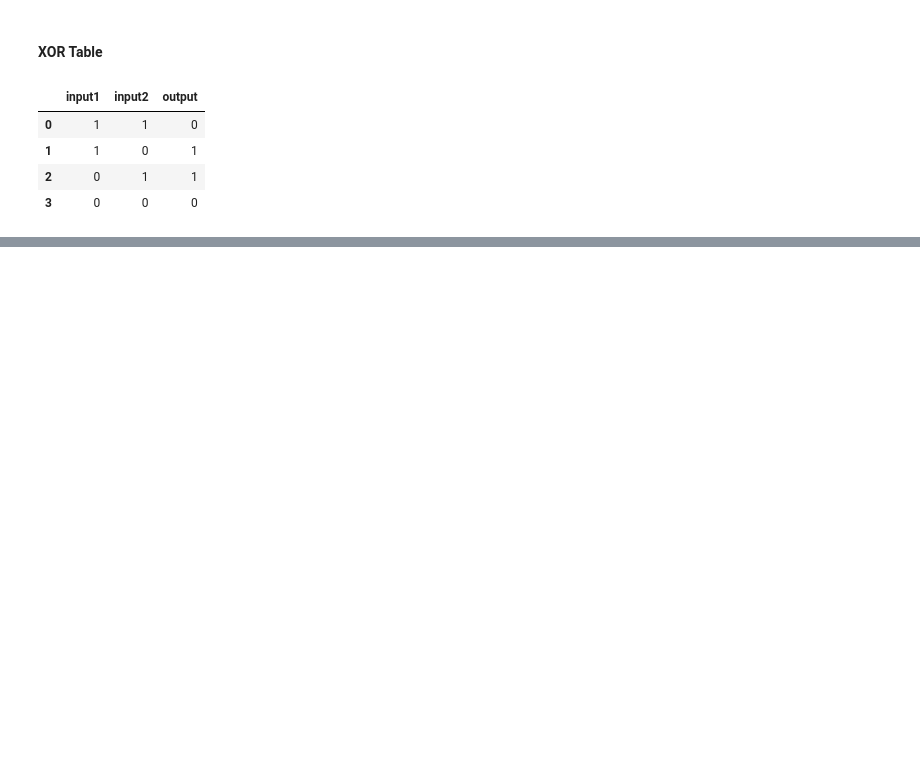
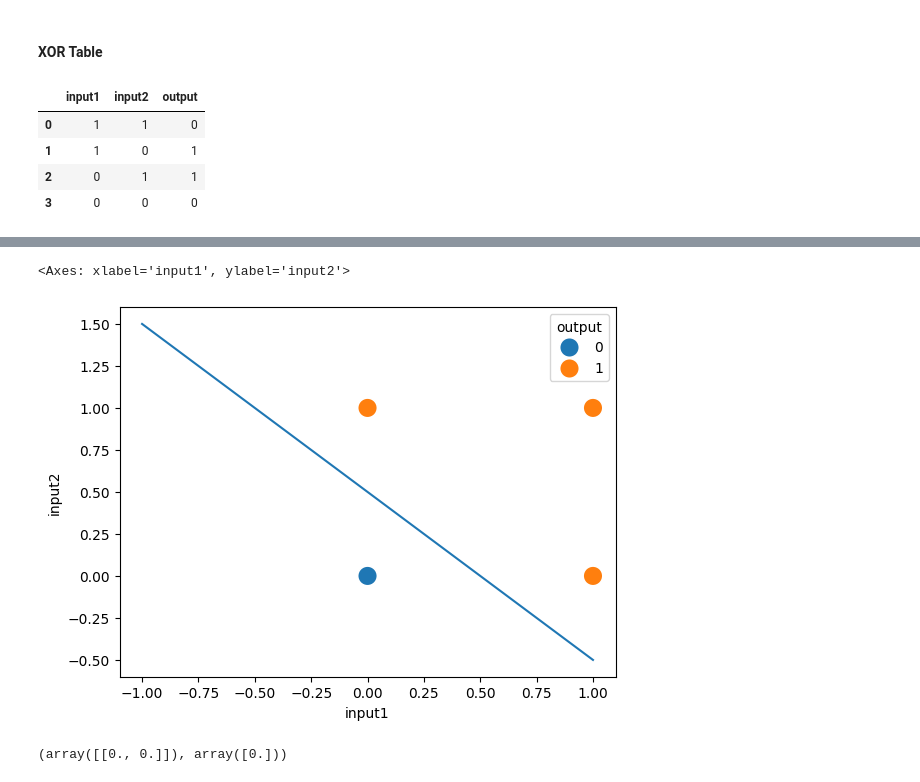
Before and after one commit to harshbhatt15/Demo_Codes, a Jupyter notebook: Perceptron/problem-with-perceptron.ipynb, the cells around one changed output, grey strips where cells are left out. Saved outputs shown, nothing was run; the diff lists cells and outputs as text; code cells hidden in the pictures; blank space fills up the shorter version.

```diff
--- a/Perceptron/problem-with-perceptron.ipynb
+++ b/Perceptron/problem-with-perceptron.ipynb
@@ -70,0 +127,19 @@ sns
+# %%
+x2=np.linspace(-1,1,5)
+y2=-x1+0.5
+# %%
+plt.plot(x2,y2)
+sns.scatterplot(
+    data=or_data,
+    x='input1',
+    y='input2',
+    hue='output',
+    s=200
+)
+# %% [output]
+<Axes: xlabel='input1', ylabel='input2'>
+[figure, added]
+# %%
+cl3.coef_ , cl3.intercept_
+# %% [output]
+(array([[0., 0.]]), array([0.]))
```
Also changed, not shown: parts of 9 cells of this notebook.
